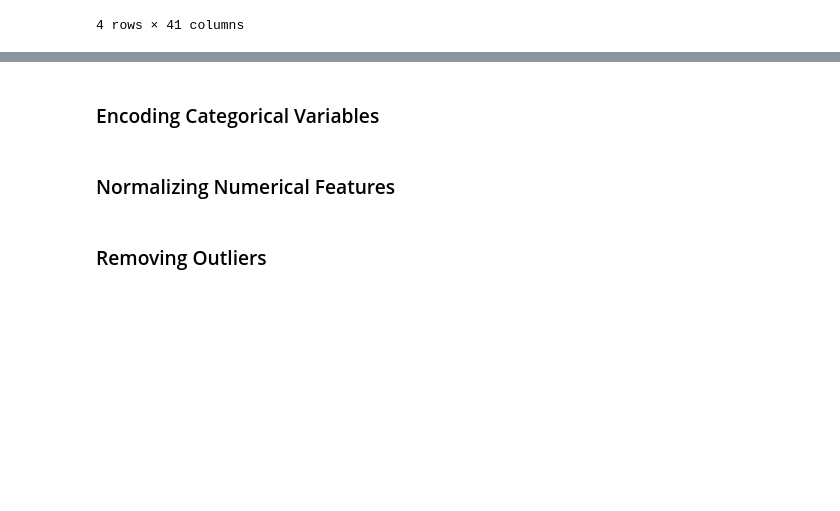
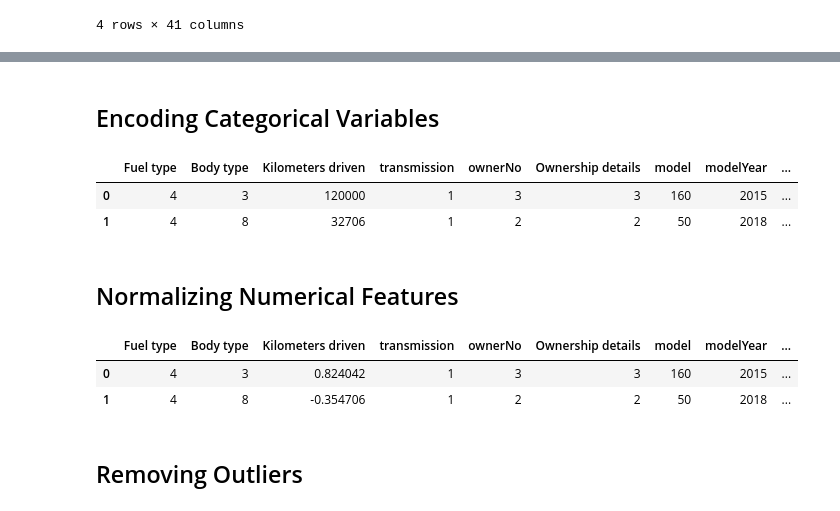
Before and after one commit to Avijit-Jana/Used-Car-Price-Prediction, a Jupyter notebook: Data Preprocessing & Cleaning/main.ipynb, the cells around one changed output, grey strips where cells are left out. Drawn from its saved outputs; the diff is of its cells as text; code cells hidden in the pictures; blank space fills up the shorter version.

Commit message:
Upload Preprocessing

```diff
--- a/Data Preprocessing & Cleaning/main.ipynb
+++ b/Data Preprocessing & Cleaning/main.ipynb
@@ -157,0 +229,16 @@ df.head(4) # printing the first 4 rows of the dataframe
+# %%
+# converting the columns to string
+df = df.convert_dtypes()
+
+# Function to convert price to numerical value
+def convert_price(price_str):
+    if isinstance(price_str, str):
+        price_str = price_str.replace("₹", "").strip()
+        if "Lakh" in price_str:
+            price_str = price_str.replace("Lakh", "").strip()
+            return float(float(price_str) * 100000)  # 1 Lakh = 100,000
+        elif "Cr" in price_str:
+            price_str = price_str.replace("Crore", "").strip()
+            return float(float(price_str) * 10000000)  # 1 Cr = 10,000,000
+# Apply the function to the 'price' column
+df['price'] = df['price'].apply(convert_price).astype('float64')
@@ -161,0 +302,9 @@ df.head(4) # printing the first 4 rows of the dataframe
+# %%
+# handling missing values using fillna method
+df['price'].fillna(df['price'].mean(), inplace=True)
+df['Registration Year'].fillna(df['Registration Year'].median(), inplace=True)
+df['Insurance Validity'].fillna(df['Insurance Validity'].mode()[0], inplace=True)
+df['Mileage(kmpl)'].fillna(df['Mileage(kmpl)'].mean(), inplace=True)
+df['Engine(CC)'].fillna(df['Engine(CC)'].mean(), inplace=True)
+df['Max Power(bhp)'].fillna(df['Max Power(bhp)'].mean(), inplace=True)
+df['Torque(Nm)'].fillna(df['Torque(Nm)'].mean(), inplace=True)
@@ -162,6 +351,43 @@ df.head(4) # printing the first 4 rows of the dataframe
 # %% [markdown]
-### Encoding Categorical Variables
+## Encoding Categorical Variables
+# %%
+from sklearn.preprocessing import LabelEncoder    # importing the LabelEncoder class
+
+# columns to encode
+columns_to_encode = ['Fuel type','Body type','transmission','Ownership details','model','variantName','Insurance Validity','City']
+
+# Apply label encoding
+label_encoder = LabelEncoder()
+
+for column in columns_to_encode:
+    df[column] = label_encoder.fit_transform(df[column])
+
+df.head(2) # printing the first 2 rows of the dataframe
+# %% [output]
+|  | Fuel type | Body type | Kilometers driven | transmission | ownerNo | Ownership details | model | modelYear | ... |
+| 0 | 4 | 3 | 120000 | 1 | 3 | 3 | 160 | 2015 | ... |
+| 1 | 4 | 8 | 32706 | 1 | 2 | 2 | 50 | 2018 | ... |
 # %% [markdown]
-### Normalizing Numerical Features
+## Normalizing Numerical Features
+# %%
+from sklearn.preprocessing import MinMaxScaler    # importing the MinMaxScaler class
+from sklearn.preprocessing import StandardScaler    # importing the StandardScaler class
+
+# columns to scale
+columns_to_scale = ['price','Kilometers driven','Registration Year','Mileage(kmpl)','Engine(CC)','Max Power(bhp)','Torque(Nm)']
+
+# Apply MinMaxScaler
+scaler = MinMaxScaler()                                             # creating an object of MinMaxScaler class
+df[columns_to_scale] = scaler.fit_transform(df[columns_to_scale])   # scaling the columns
+
+# Apply StandardScaler
+scaler = StandardScaler()                                            # creating an object of StandardScaler class
+df[columns_to_scale] = scaler.fit_transform(df[columns_to_scale])    # scaling the columns
+
+df.head(2) # printing the first 2 rows of the dataframe
+# %% [output]
+|  | Fuel type | Body type | Kilometers driven | transmission | ownerNo | Ownership details | model | modelYear | ... |
+| 0 | 4 | 3 | 0.824042 | 1 | 3 | 3 | 160 | 2015 | ... |
+| 1 | 4 | 8 | -0.354706 | 1 | 2 | 2 | 50 | 2018 | ... |
 # %% [markdown]
-### Removing Outliers
+## Removing Outliers
```
Also changed, not shown: parts of 14 cells of this notebook.
